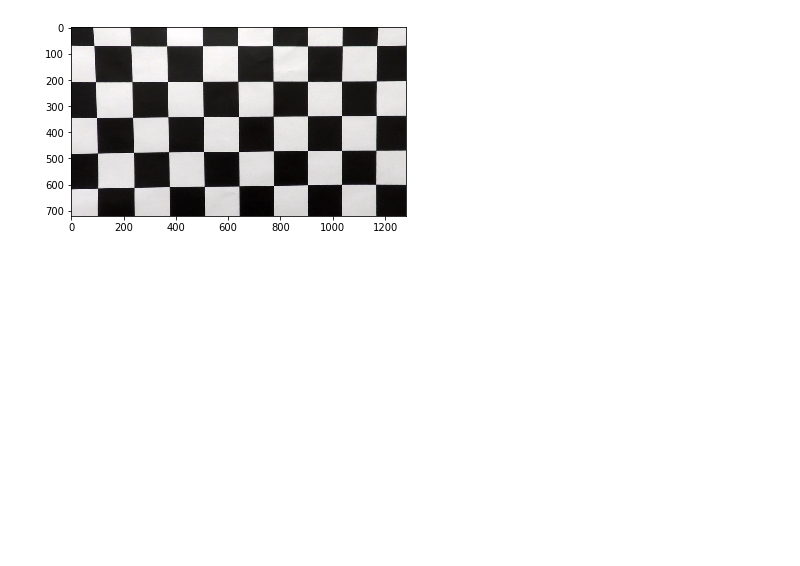
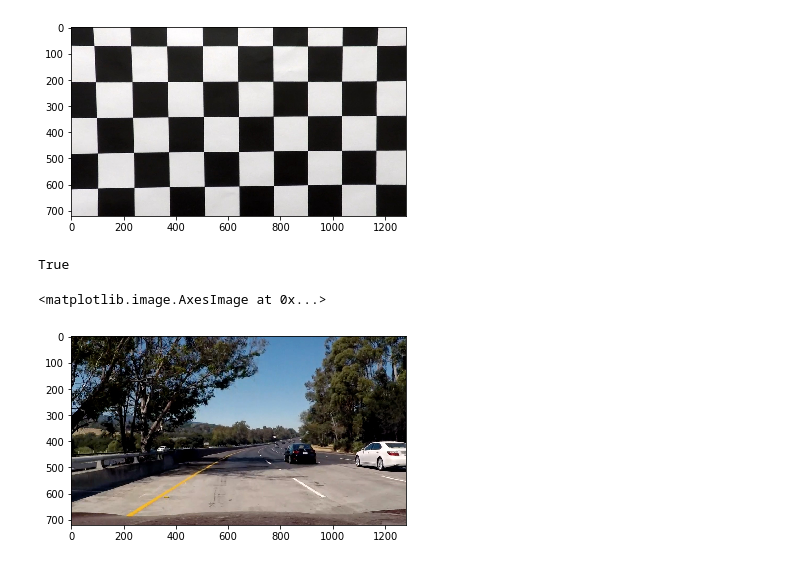
Before and after one commit to jingxia/CarND-Advanced-Lane-Lines, a Jupyter notebook: advanced-lane-finding.ipynb, the cells around one changed output. Saved outputs shown, nothing was run; the diff lists cells and outputs as text; code cells hidden in the pictures; blank space fills up the shorter version.

```diff
--- a/advanced-lane-finding.ipynb
+++ b/advanced-lane-finding.ipynb
@@ -381,3 +381,14 @@ plt.imshow(mpimg.imread('undist.jpg'))
 # %% [output]
 <matplotlib.image.AxesImage at 0x...>
 [figure]
+# %%
+img = cv2.imread('test_images/test5.jpg')
+undist = cv2.undistort(img.astype(np.float32), MTX, DIST, None, MTX)
+cv2.imwrite('undist.jpg', undist)
+# %% [output]
+True
+# %%
+plt.imshow(mpimg.imread('test_images/test5.jpg'))
+# %% [output]
+<matplotlib.image.AxesImage at 0x...>
+[figure, added]
```
Also changed, not shown: parts of 1 cell of this notebook.
